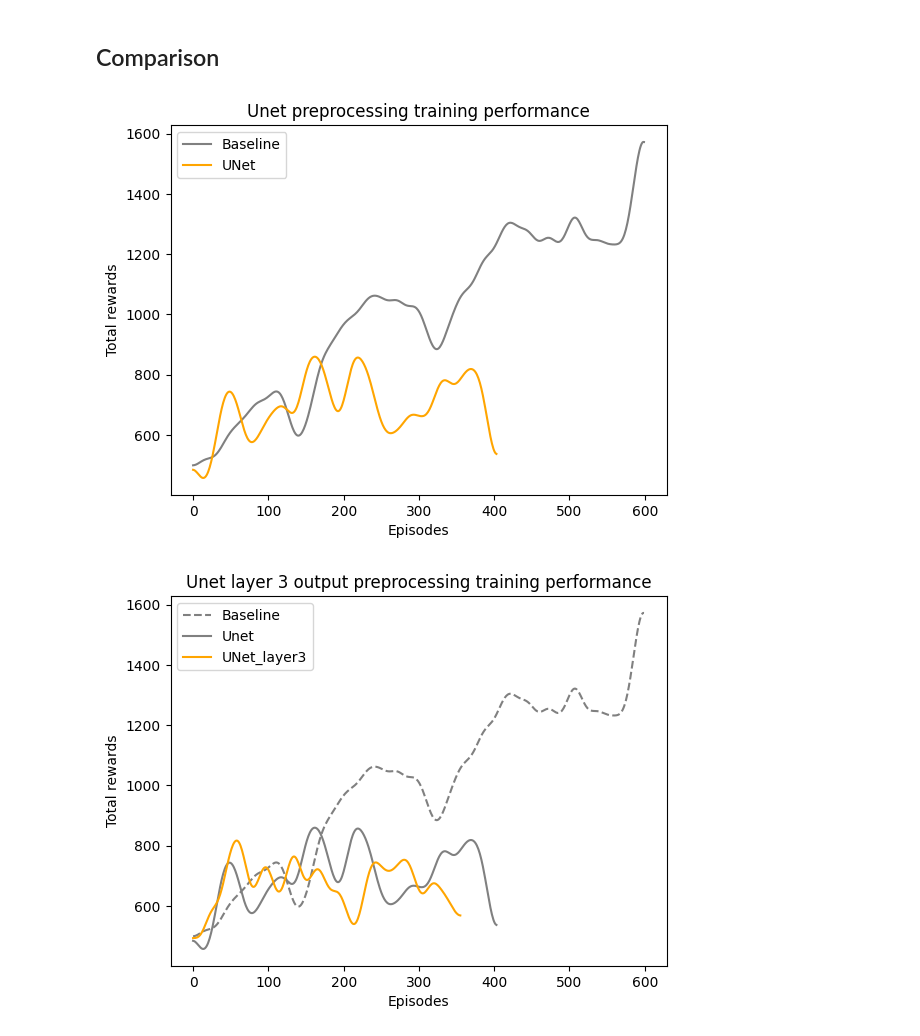
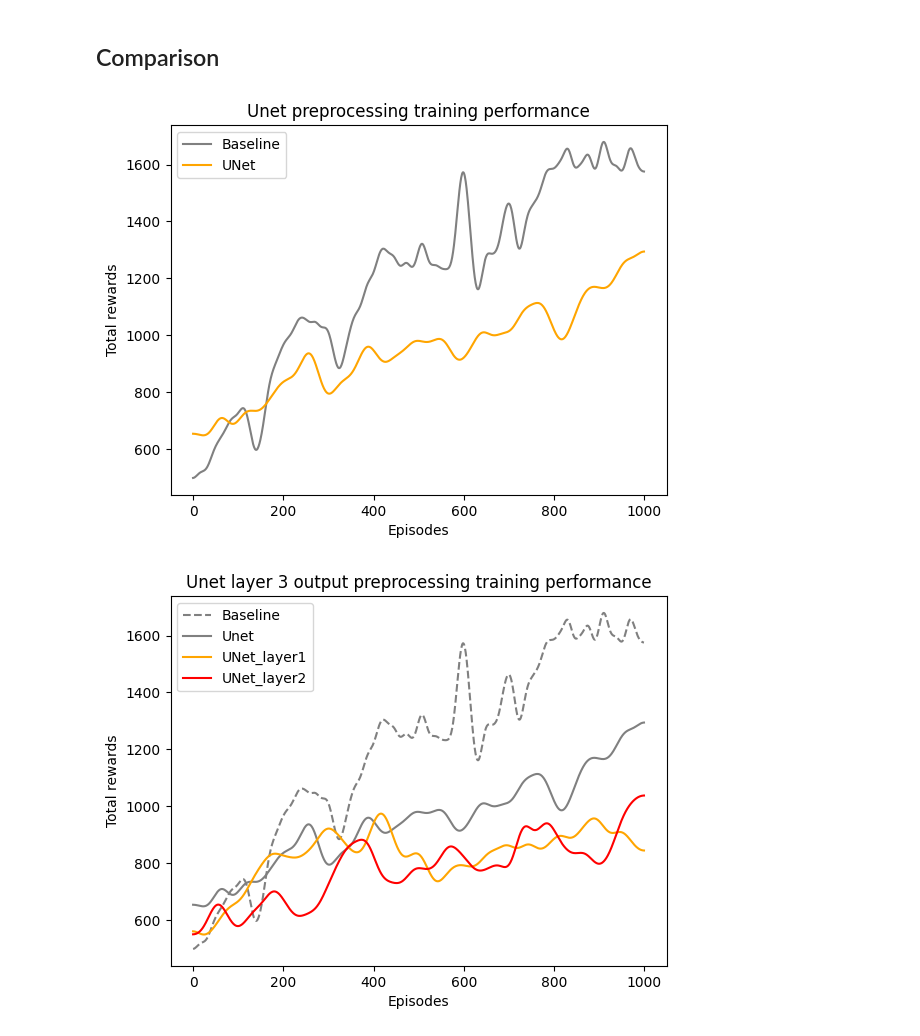
Before and after one commit to GoodOnions/Evolving-DRL-Agents-through-Advanced-Information-Processing, a Jupyter notebook: RL/analysis.ipynb, the cells around one changed output. Drawn from its saved outputs; the diff is of its cells as text; code cells hidden in the pictures.

```diff
--- a/RL/analysis.ipynb
+++ b/RL/analysis.ipynb
@@ -62,7 +59,0 @@ fig.tight_layout()
-# %%
-experiments = []
-directory = './experiments/unet'
-for filename in os.listdir(directory):
-    f = os.path.join(directory, filename)
-    file = open(f, 'rb')
-    experiments.append(pickle.load(file))
@@ -100,42 +71,53 @@ transposed_array = zip(*baseline_experiments)
 baseline_result_array = gaussian_filter1d([sum(position) / len(position) for position in transposed_array], sigma=10)
 # %%
 unet_experiments = []
-directory = './experiments/unet'
+directory = './experiments/unet_vanilla/'
 for filename in os.listdir(directory):
     f = os.path.join(directory, filename)
     file = open(f, 'rb')
     unet_experiments.append(pickle.load(file))
 
 transposed_array = zip(*unet_experiments)
-unet_result_array = gaussian_filter1d([sum(position) / len(position) for position in transposed_array], sigma=10)
+unet_result_array = gaussian_filter1d([sum(position) / len(position) for position in transposed_array], sigma=20)
 # %%
-plt.plot(baseline_result_array[:600], label='Baseline', color='gray')
-plt.plot(unet_result_array[:600], label='UNet', color='orange')
+plt.plot(baseline_result_array[:1000], label='Baseline', color='gray')
+plt.plot(unet_result_array[:1000], label='UNet', color='orange')
 plt.ylabel("Total rewards")
 plt.xlabel("Episodes")
 plt.title("Unet preprocessing training performance")
 plt.legend()
 plt.savefig("unet_performances")
 # %% [output]
-[figure, old version]
+[figure, new version]
 # %%
 unet_experiments = []
-directory = './experiments/unet_layer3'
+directory = './experiments/unet_layer1'
 for filename in os.listdir(directory):
     f = os.path.join(directory, filename)
     file = open(f, 'rb')
     unet_experiments.append(pickle.load(file))
 
 transposed_array = zip(*unet_experiments)
-unet_layer3_result_array = gaussian_filter1d([sum(position) / len(position) for position in transposed_array], sigma=10)
+unet_layer1_result_array = gaussian_filter1d([sum(position) / len(position) for position in transposed_array], sigma=20)
+# %%
+unet_experiments = []
+directory = './experiments/unet_layer2'
+for filename in os.listdir(directory):
+    f = os.path.join(directory, filename)
+    file = open(f, 'rb')
+    unet_experiments.append(pickle.load(file))
+
+transposed_array = zip(*unet_experiments)
+unet_layer2_result_array = gaussian_filter1d([sum(position) / len(position) for position in transposed_array], sigma=20)
 # %%
-plt.plot(baseline_result_array[:600], label='Baseline', color='gray', linestyle='dashed')
-plt.plot(unet_result_array[:600], label='Unet', color='gray')
-plt.plot(unet_layer3_result_array[:600], label='UNet_layer3', color='orange')
+plt.plot(baseline_result_array[:1000], label='Baseline', color='gray', linestyle='dashed')
+plt.plot(unet_result_array[:1000], label='Unet', color='gray')
+plt.plot(unet_layer1_result_array[:1000], label='UNet_layer1', color='orange')
+plt.plot(unet_layer2_result_array[:1000], label='UNet_layer2', color='red')
 plt.ylabel("Total rewards")
 plt.xlabel("Episodes")
 plt.title("Unet layer 3 output preprocessing training performance")
 plt.legend()
-plt.savefig("unet_performances")
+plt.savefig("unet_layers_performances")
 # %% [output]
-[figure, old version]
+[figure, new version]
```
Also changed, not shown: parts of 4 cells of this notebook, 6 other files.
